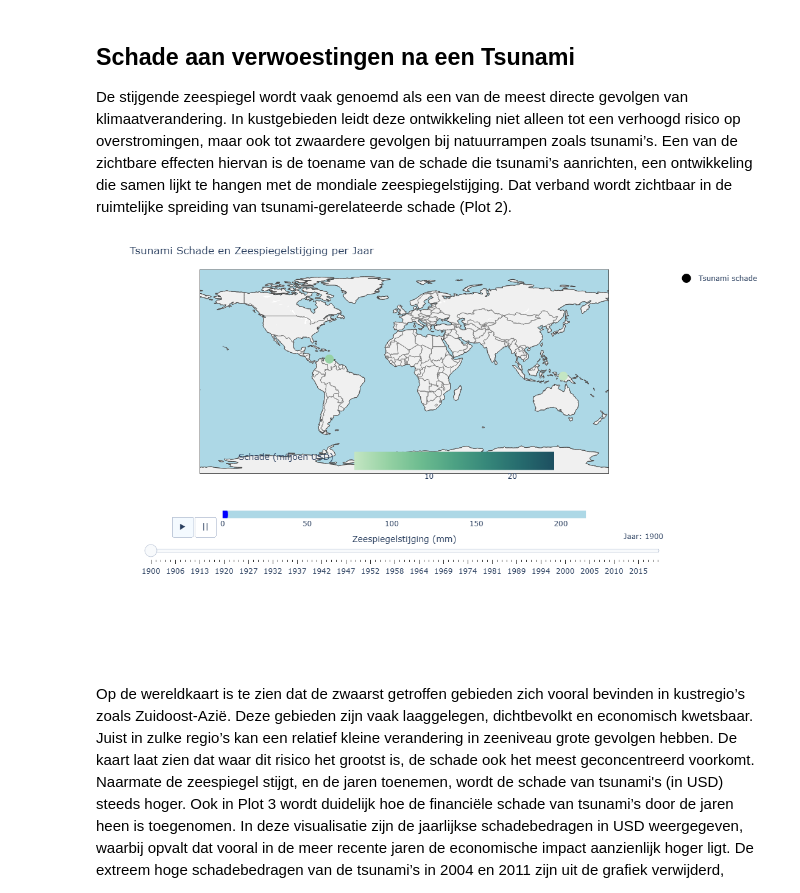
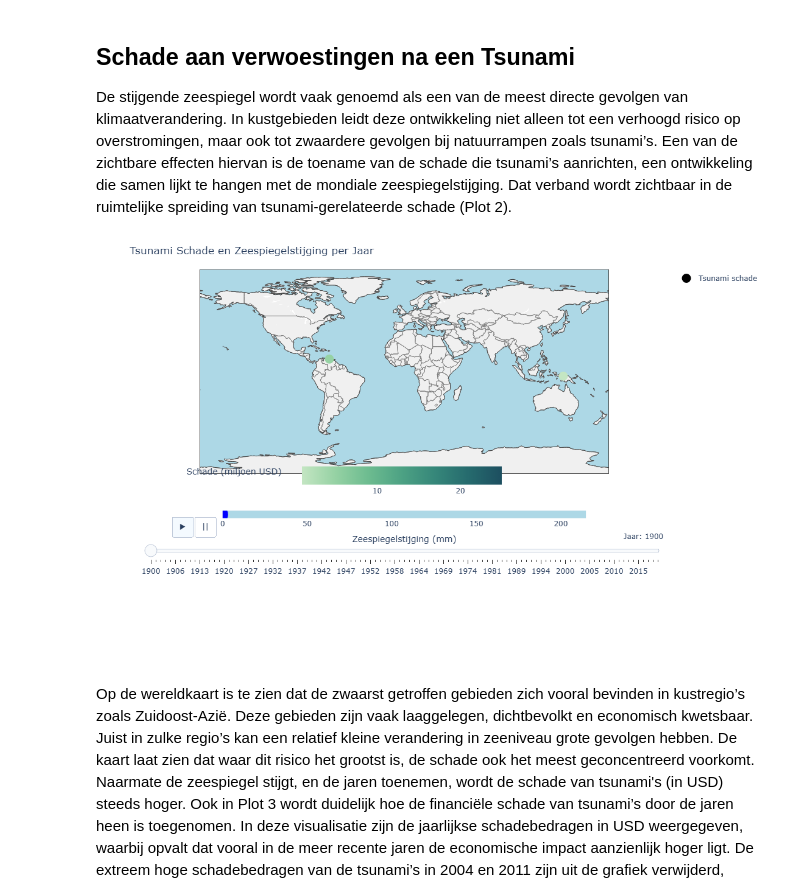
Before and after one commit to roosz/informatievisualisatie, a Jupyter notebook: _build/jupyter_execute/docs/voorindatasory.ipynb, the cells around one changed output. Saved outputs shown, nothing was run; the diff lists cells and outputs as text; code cells hidden in the pictures.

```diff
--- a/_build/jupyter_execute/docs/voorindatasory.ipynb
+++ b/_build/jupyter_execute/docs/voorindatasory.ipynb
@@ -312,9 +312,9 @@ fig.update_layout(
             ),
             orientation='h',
             yanchor='bottom',
-            y=0.42,
+            y=0.38,
             xanchor='center',
-            x=0.5,
+            x=0.4,
             len=0.6,
             tickmode='array',
             tickvals=schade_ticks,
@@ -360,34 +360,34 @@ fig.update_layout(
                 method='animate',
                 args=[None, {'frame': {'duration': 600, 'redraw': True}, 'fromcurrent': True}],
                 label='▶︎'
             ),
             dict(
                 method='animate',
                 args=[[None], {'frame': {'duration': 0, 'redraw': False}, 'mode': 'immediate'}],
                 label='||'
             )
         ]
     )],
 
     sliders=[{
         "currentvalue": {"prefix": "Jaar: ", "visible": True, "xanchor": "right"},
         "steps": [{
             "args": [[str(year)], {"frame": {"duration": 800, "redraw": True}, "mode": "immediate"}],
             "label": str(year),
             "method": "animate"
         } for year in years],
         "x": 0,
         "y": 0.35,
         "len": 1.0,
         "xanchor": "left",
         "yanchor": "top",
         "pad": {"b": 5, "t": 30},
     }]
 )
 
 fig.show()
 # %% [output]
-[figure, old version]
+[figure, new version]
 # %% [markdown]
 Op de wereldkaart is te zien dat de zwaarst getroffen gebieden zich vooral bevinden in kustregio’s zoals Zuidoost-Azië. Deze gebieden zijn vaak laaggelegen, dichtbevolkt en economisch kwetsbaar. Juist in zulke regio’s kan een relatief kleine verandering in zeeniveau grote gevolgen hebben. De kaart laat zien dat waar dit risico het grootst is, de schade ook het meest geconcentreerd voorkomt. Naarmate de zeespiegel stijgt, en de jaren toenemen, wordt de schade van tsunami's (in USD) steeds hoger.
 Ook in Plot 3 wordt duidelijk hoe de financiële schade van tsunami’s door de jaren heen is toegenomen. In deze visualisatie zijn de jaarlijkse schadebedragen in USD weergegeven, waarbij opvalt dat vooral in de meer recente jaren de economische impact aanzienlijk hoger ligt. De extreem hoge schadebedragen van de tsunami’s in 2004 en 2011 zijn uit de grafiek verwijderd, omdat deze uitschieters de schaal zo beïnvloedden dat de overige gegevens minder goed zichtbaar werden.
```
Also changed, not shown: 7 other files.
